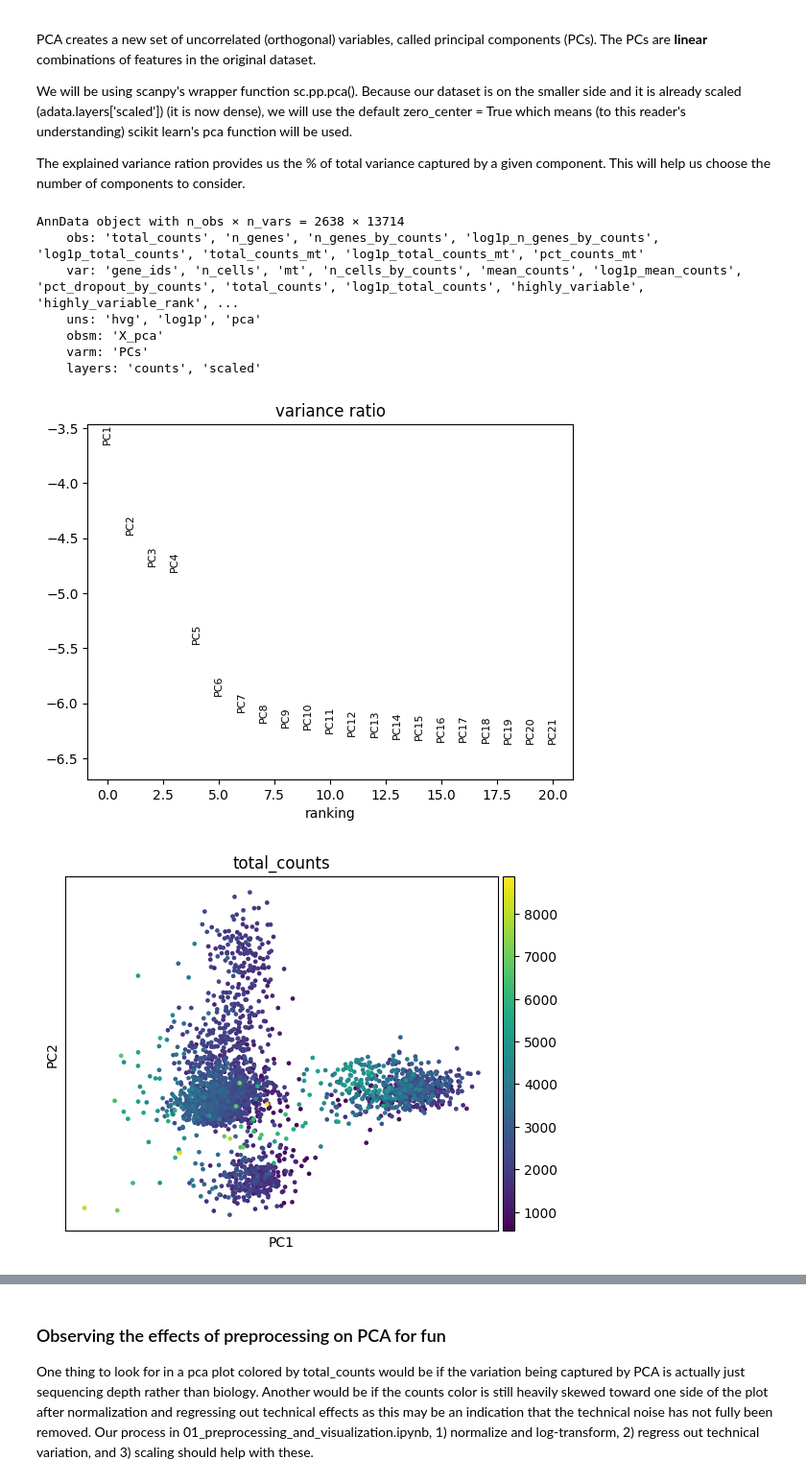
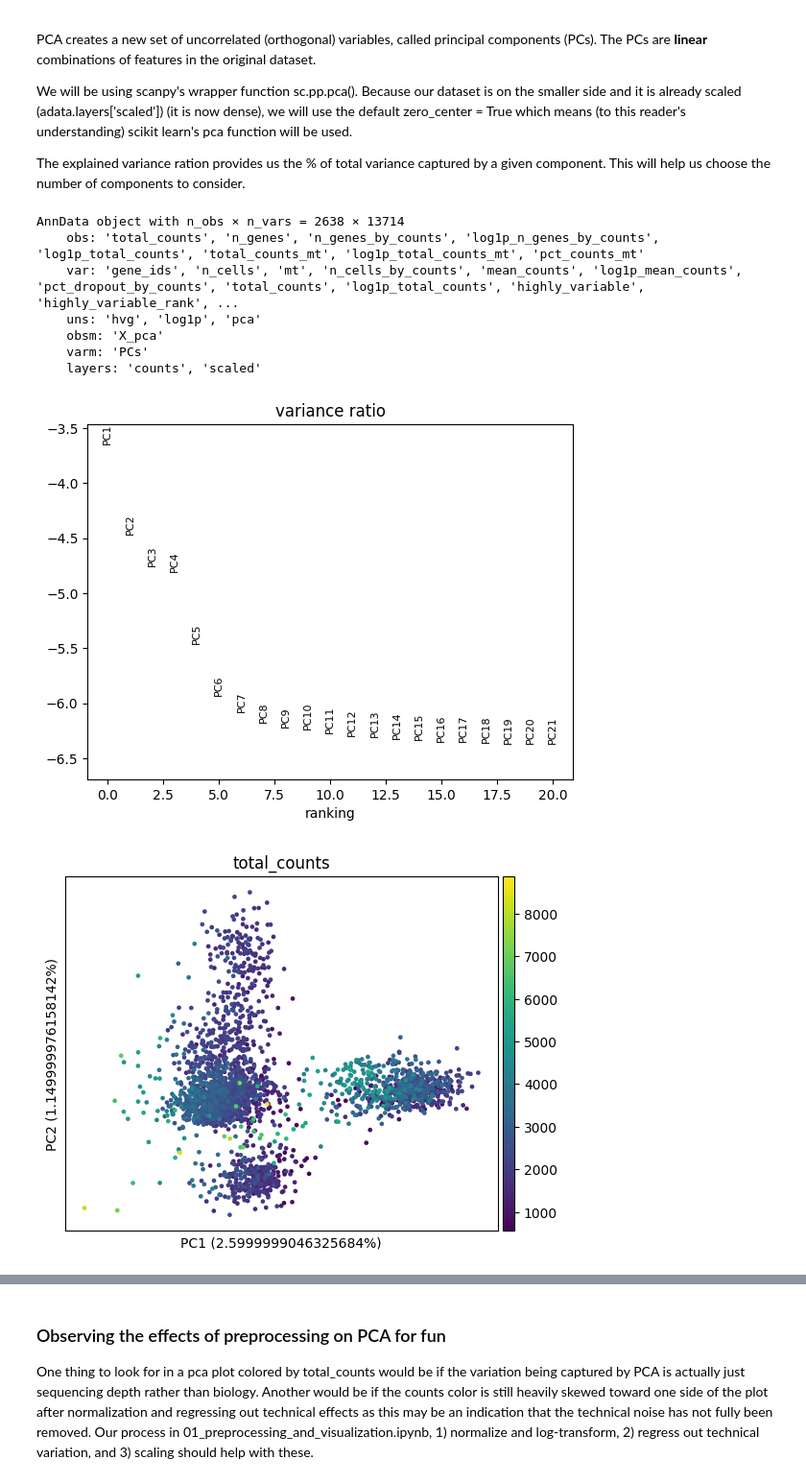
Before and after one commit to monicadavanzo/exploring-bioinformatics, a Jupyter notebook: pbmc3k-scanpy/notebooks/02_dimensionality_reduction.ipynb, the cells around one changed output, grey strips where cells are left out. Shown at 96% size. Drawn from its saved outputs; the diff is of its cells as text; code cells hidden in the pictures.

```diff
--- a/pbmc3k-scanpy/notebooks/02_dimensionality_reduction.ipynb
+++ b/pbmc3k-scanpy/notebooks/02_dimensionality_reduction.ipynb
@@ -36,22 +36,22 @@ We will be using scanpy's wrapper function sc.pp.pca(). Because our dataset is o
 
 The explained variance ration provides us the % of total variance captured by a given component. This will help us choose the number of components to consider.
 # %%
-sc.pp.pca(adata,layer = 'scaled', svd_solver='arpack')
+sc.pp.pca(adata,layer = 'scaled', svd_solver='arpack') # this will give 50 pcs total
 print(adata)
 # Visualizing Explained Variance Ratio (Elbow Plot)
 sc.pl.pca_variance_ratio(adata, n_pcs=20, log = True)
-sc.pl.pca(adata,color='total_counts') # practice for troubleshooting data quality
+sc.pl.pca(adata,color='total_counts',annotate_var_explained=True) # practice for troubleshooting data quality
 sc.pl.pca(adata,annotate_var_explained=True,color='CST3')
 # %% [output]
 AnnData object with n_obs × n_vars = 2638 × 13714
     obs: 'total_counts', 'n_genes', 'n_genes_by_counts', 'log1p_n_genes_by_counts', 'log1p_total_counts', 'total_counts_mt', 'log1p_total_counts_mt', 'pct_counts_mt'
     var: 'gene_ids', 'n_cells', 'mt', 'n_cells_by_counts', 'mean_counts', 'log1p_mean_counts', 'pct_dropout_by_counts', 'total_counts', 'log1p_total_counts', 'highly_variable', 'highly_variable_rank', ...
     uns: 'hvg', 'log1p', 'pca'
     obsm: 'X_pca'
     varm: 'PCs'
     layers: 'counts', 'scaled'
 [figure]
-[figure, old version]
+[figure, new version]
 [figure]
 # %% [markdown]
 ### Observing the effects of preprocessing on PCA for fun
```
Also changed, not shown: parts of 5 cells of this notebook, 1 other file.
